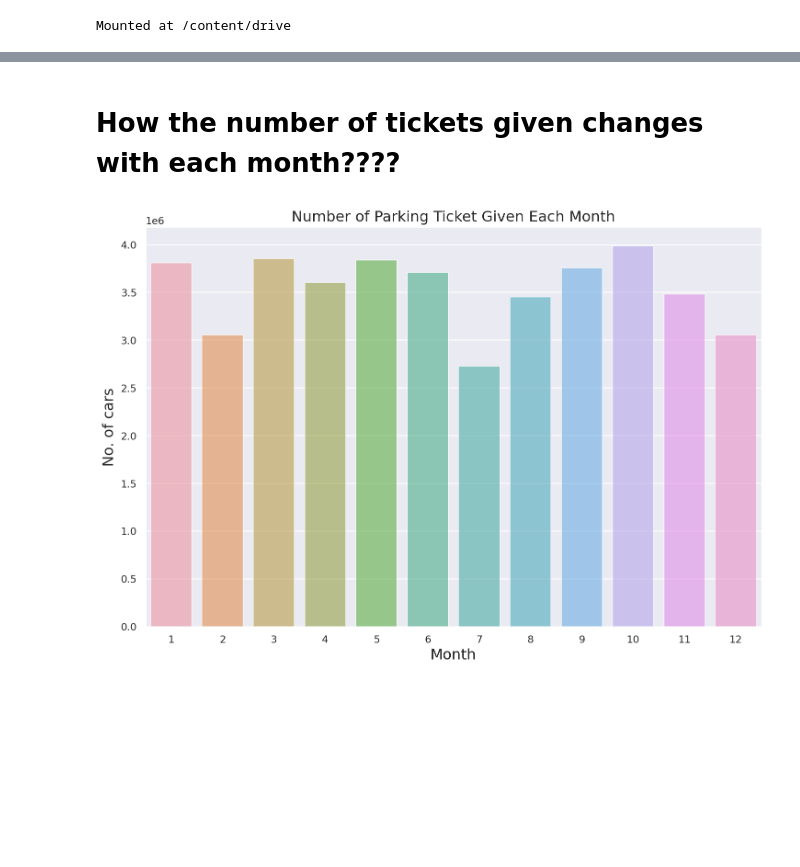
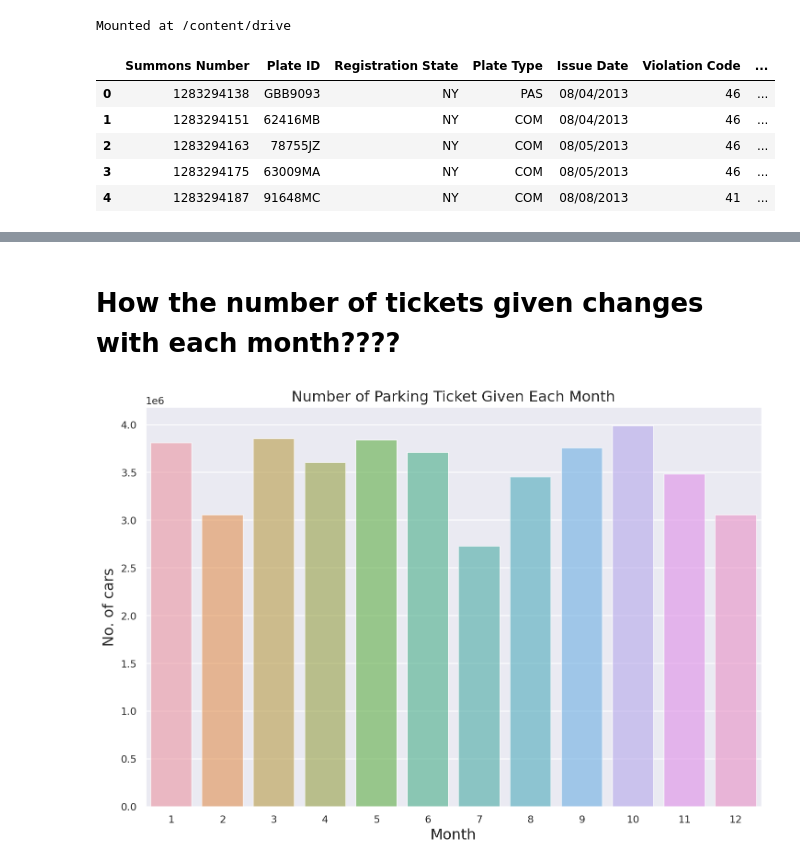
Before and after one commit to snehal201/Internal-exam-NYC-parking-ticket-Amazone-fine-food-review-, a Jupyter notebook: NYC_parking_ticket_.ipynb, the cells around one changed output, grey strips where cells are left out. Saved outputs shown, nothing was run; the diff lists cells and outputs as text; code cells hidden in the pictures; blank space fills up the shorter version.

```diff
--- a/NYC_parking_ticket_.ipynb
+++ b/NYC_parking_ticket_.ipynb
@@ -67,3 +106,12 @@ columns_to_drop = ['Vehicle Color','Plate ID','Issuing Agency','Street Code1','S
+# %%
+fy.head()
+# %% [output]
+|  | Summons Number | Plate ID | Registration State | Plate Type | Issue Date | Violation Code | ... |
+| 0 | 1283294138 | GBB9093 | NY | PAS | 08/04/2013 | 46 | ... |
+| 1 | 1283294151 | 62416MB | NY | COM | 08/04/2013 | 46 | ... |
+| 2 | 1283294163 | 78755JZ | NY | COM | 08/05/2013 | 46 | ... |
+| 3 | 1283294175 | 63009MA | NY | COM | 08/05/2013 | 46 | ... |
+| 4 | 1283294187 | 91648MC | NY | COM | 08/08/2013 | 41 | ... |
 # %%
 with ProgressBar():
         data = fy.drop(columns_to_drop,axis=1).compute()
```
Also changed, not shown: parts of 17 cells of this notebook.
